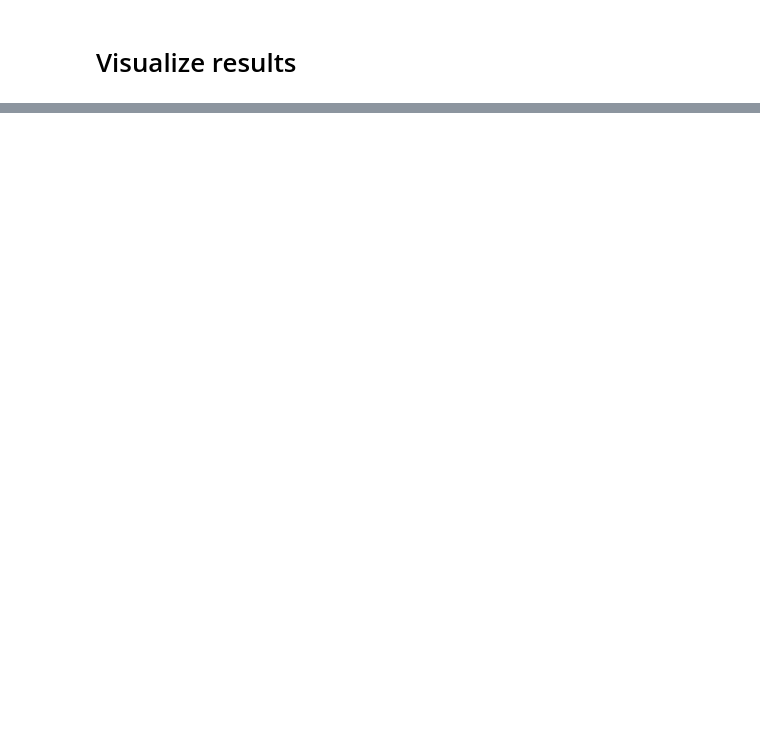
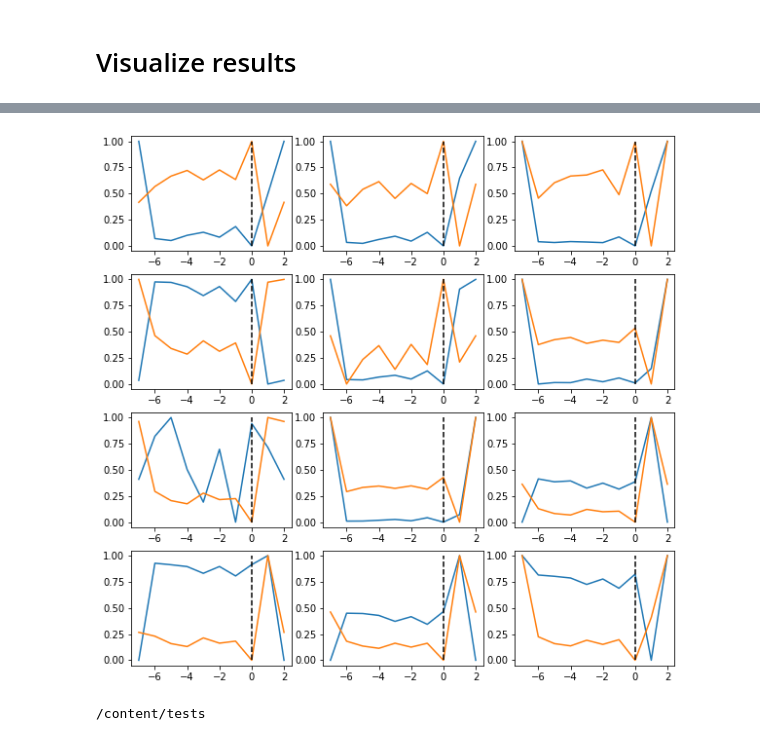
Before and after one commit to neurogym/neurogym, a Jupyter notebook: examples/demo.ipynb, the cells around one changed output, grey strips where cells are left out. Cells and saved outputs as stored; diff of their text form; code cells hidden in the pictures; blank space fills up the shorter version.

```diff
--- a/examples/demo.ipynb
+++ b/examples/demo.ipynb
@@ -201,0 +187,3 @@ data = ngym.utils.plot_env(env, num_steps_env=200, model=model, fig_kwargs=)
+# %%
+step_by_step_data = plotting.plot_env(env, num_steps_env=5000, def_act=0, obs_traces=['Fixation cue', 'Stim1', 'Stim2'], fig_kwargs={'figsize': (12, 12)}, model=model, show_fig=False);
+list(step_by_step_data)
@@ -201,0 +199,51 @@ data = ngym.utils.plot_env(env, num_steps_env=200, model=model, fig_kwargs=)
+# %%
+actions_end_of_trial = step_by_step_data['actions_end_of_trial']
+actions_end_of_trial = np.array(actions_end_of_trial)
+end_of_trial = np.where(actions_end_of_trial != -1)[0]
+states = step_by_step_data['states']
+states = states[:, int(states.shape[1]/2):]
+baseline = 7
+resp_window = 3
+steps = np.arange(baseline+resp_window) - baseline
+end_of_trial = end_of_trial[end_of_trial > baseline]
+end_of_trial = end_of_trial[end_of_trial < states.shape[0]-resp_window]
+mat_1 = np.zeros((baseline+resp_window, states.shape[1]))
+mat_2 = np.zeros((baseline+resp_window, states.shape[1]))
+for eot in end_of_trial:
+  if actions_end_of_trial[eot] == 1:
+    mat_1 += states[eot-baseline:eot+resp_window, :]
+  elif actions_end_of_trial[eot] == 2:
+    mat_2 += states[eot-baseline:eot+resp_window, :]
+  elif actions_end_of_trial[eot] == -1:
+    print('INVALID ACTION')
+
+mat_1 -= np.min(mat_1, axis=0)
+mat_1 = mat_1/np.mean(mat_1, axis=0)
+
+mat_2 -= np.min(mat_2, axis=0)
+mat_2 = mat_2/np.mean(mat_2, axis=0)
+
+diff = np.sum(np.abs(mat_1 - mat_2), axis=0)
+arr1inds = diff.argsort()
+sorted_mat_1 = mat_1[:, arr1inds[::-1]]
+sorted_mat_2 = mat_2[:, arr1inds[::-1]]
+rows = 4
+cols = 3
+f, ax = plt.subplots(nrows=rows, ncols=cols, figsize=(10, 10))
+ax = ax.flatten()
+for ind_ax in range(rows*cols):
+  trace_1 = sorted_mat_1[:, ind_ax]
+  trace_1 -= np.min(trace_1)
+  trace_1 /= np.max(trace_1)
+  ax[ind_ax].plot(steps, trace_1);
+  trace_2 = sorted_mat_2[:, ind_ax]
+  trace_2 -= np.min(trace_2)
+  trace_2 /= np.max(trace_2)
+  ax[ind_ax].plot(steps, trace_2);
+  ax[ind_ax].plot([0, 0], [0, 1], '--k');
+# %% [output]
+[figure, added]
+# %%
+cd /content/tests/
+# %% [output]
+/content/tests
```
Also changed, not shown: parts of 9 cells of this notebook.
